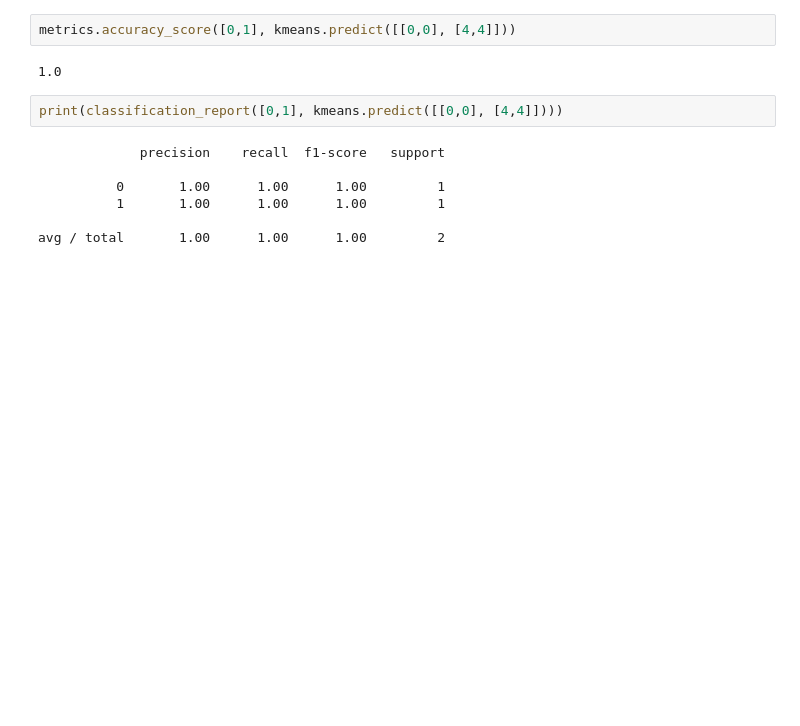
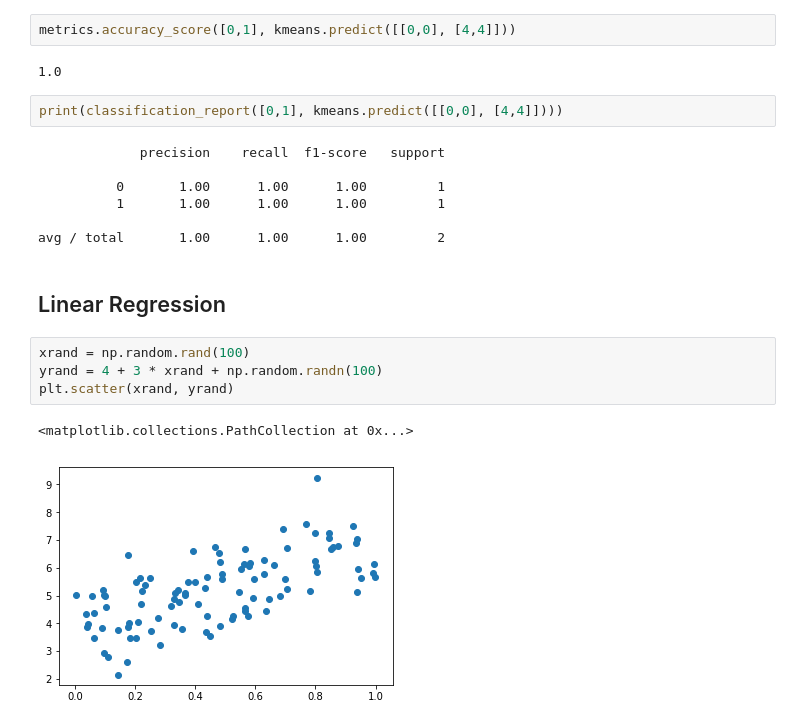
Before and after one commit to bnmnetp/DS420, a Jupyter notebook: Scikit-Learn Quick Reference.ipynb, the cells around one changed output. Drawn from its saved outputs; the diff is of its cells as text; blank space fills up the shorter version.

```diff
--- a/Scikit-Learn Quick Reference.ipynb
+++ b/Scikit-Learn Quick Reference.ipynb
@@ -240,3 +240,12 @@ print(classification_report([0,1], kmeans.predict([[0,0], [4,4]])))
           1       1.00      1.00      1.00         1
 
 avg / total       1.00      1.00      1.00         2
+# %% [markdown]
+## Linear Regression
+# %%
+xrand = np.random.rand(100)
+yrand = 4 + 3 * xrand + np.random.randn(100)
+plt.scatter(xrand, yrand)
+# %% [output]
+<matplotlib.collections.PathCollection at 0x...>
+[figure, added]
```
Also changed, not shown: parts of 5 cells of this notebook, 1 other file.
